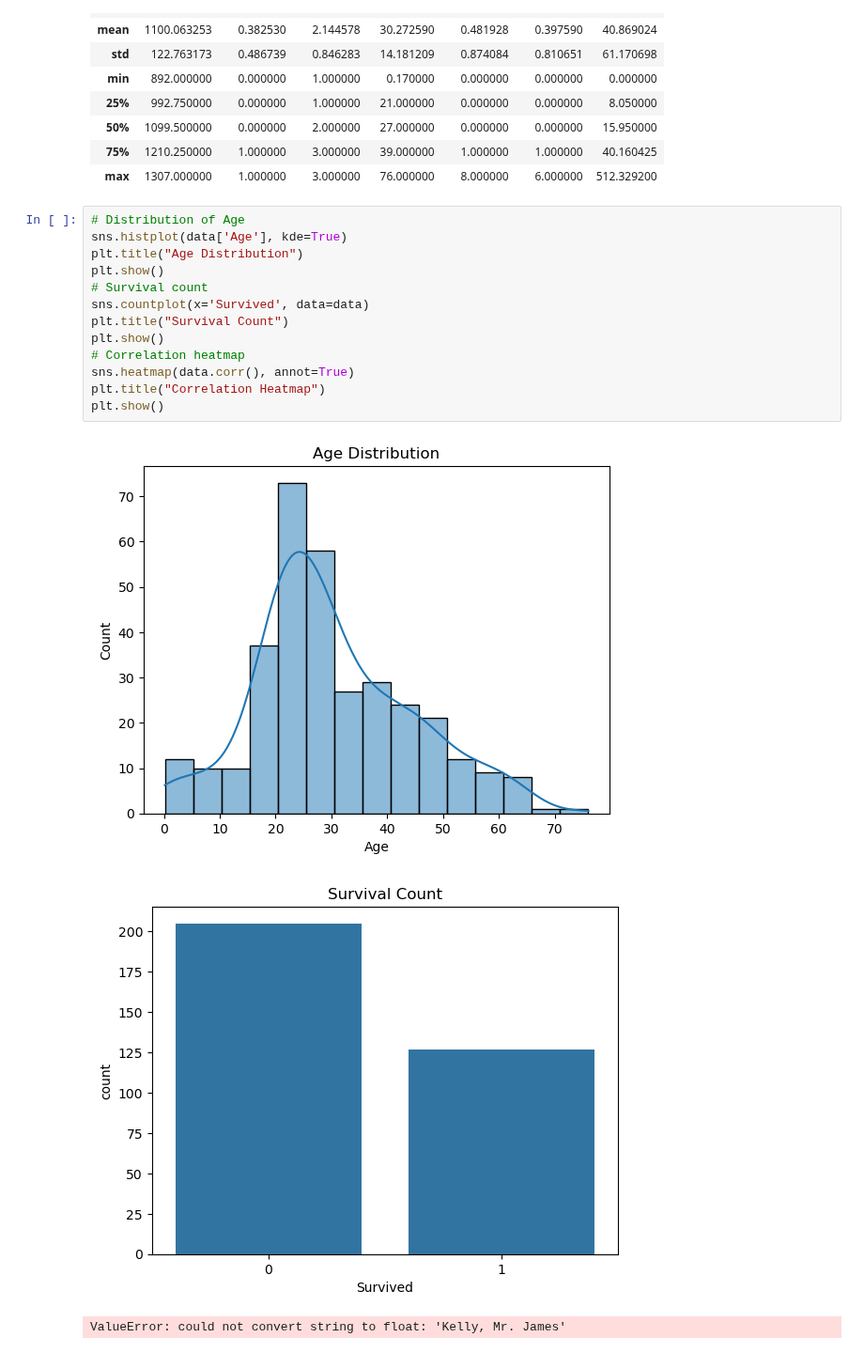
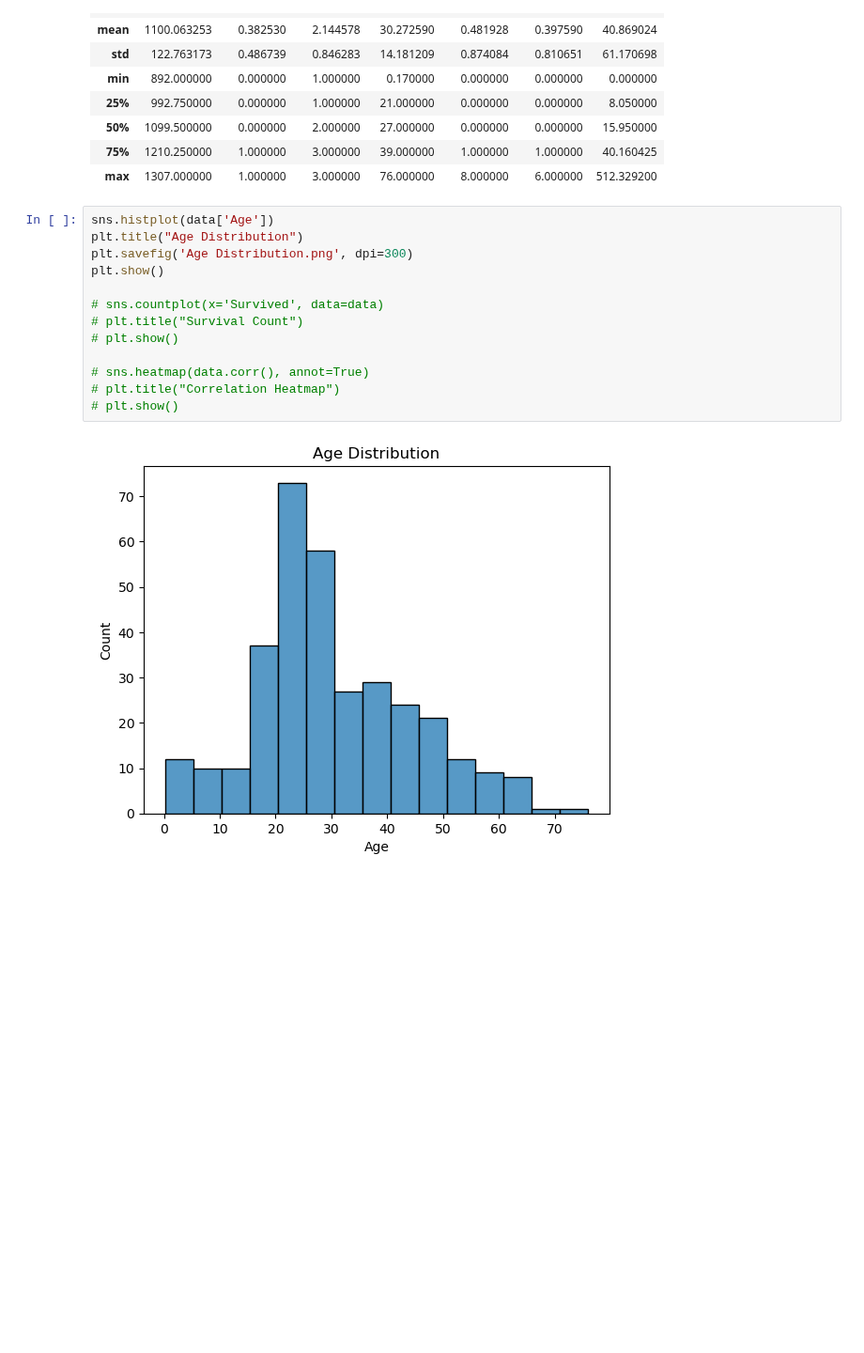
Before and after one commit to KeneanDita/Exploratory-Data-Analysis-EDA-, a Jupyter notebook: titanic_eda.ipynb, the cells around one changed output. Shown at 94% size. Cells and saved outputs as stored; diff of their text form; blank space fills up the shorter version.

Commit message:
Image export and duplicaiton handling

```diff
--- a/titanic_eda.ipynb
+++ b/titanic_eda.ipynb
@@ -102,19 +102,17 @@ data.describe()
 | 75% | 1210.250000 | 1.000000 | 3.000000 | 39.000000 | 1.000000 | 1.000000 | 40.160425 |
 | max | 1307.000000 | 1.000000 | 3.000000 | 76.000000 | 8.000000 | 6.000000 | 512.329200 |
 # %%
-# Distribution of Age
-sns.histplot(data['Age'], kde=True)
+sns.histplot(data['Age'])
 plt.title("Age Distribution")
+plt.savefig('Age Distribution.png', dpi=300)
 plt.show()
-# Survival count
-sns.countplot(x='Survived', data=data)
-plt.title("Survival Count")
-plt.show()
-# Correlation heatmap
-sns.heatmap(data.corr(), annot=True)
-plt.title("Correlation Heatmap")
-plt.show()
+
+# sns.countplot(x='Survived', data=data)
+# plt.title("Survival Count")
+# plt.show()
+
+# sns.heatmap(data.corr(), annot=True)
+# plt.title("Correlation Heatmap")
+# plt.show()
 # %% [output]
-[figure, old version]
+[figure, new version]
-[figure, removed]
-ValueError: could not convert string to float: 'Kelly, Mr. James'
```
Also changed, not shown: parts of 3 cells of this notebook, 1 other file.
